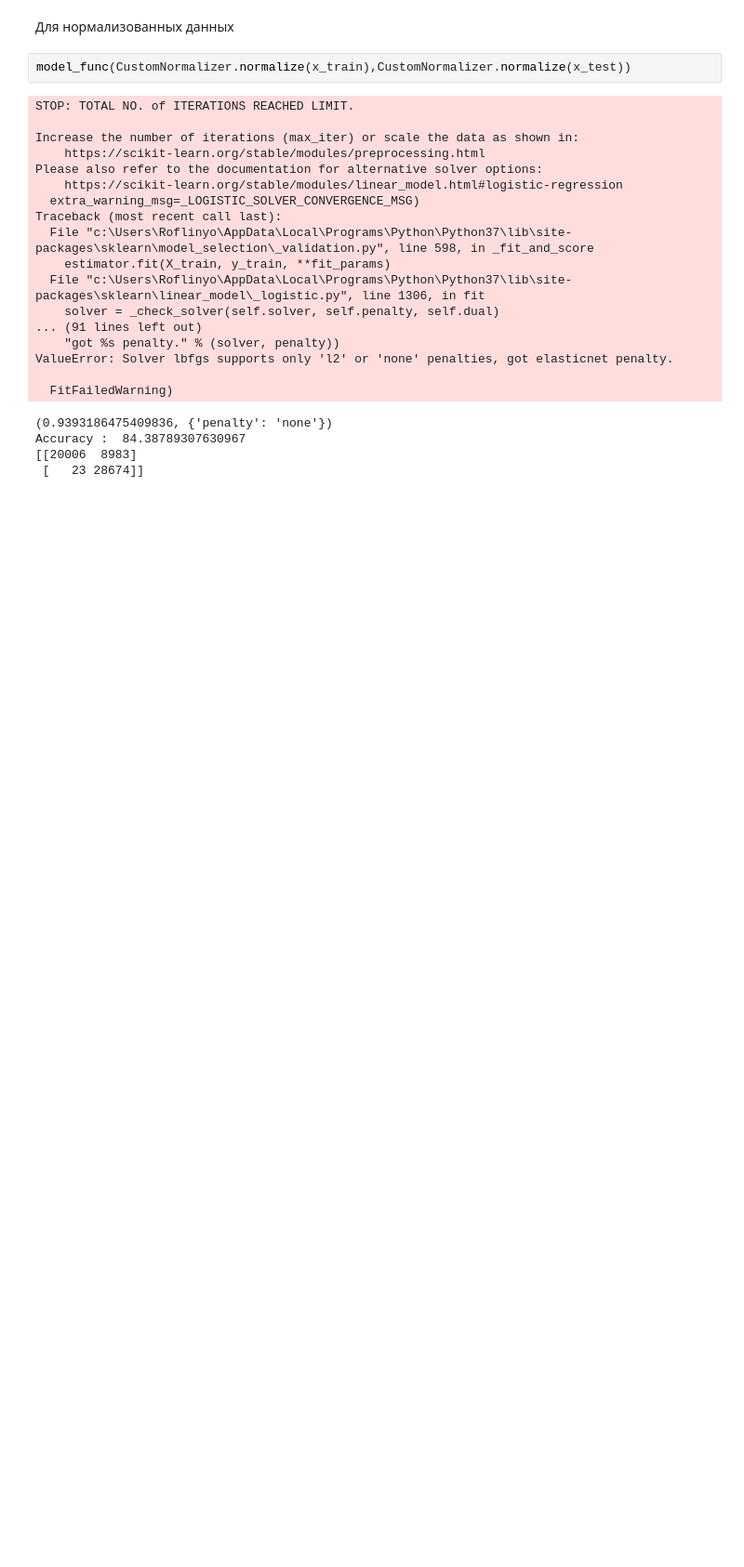
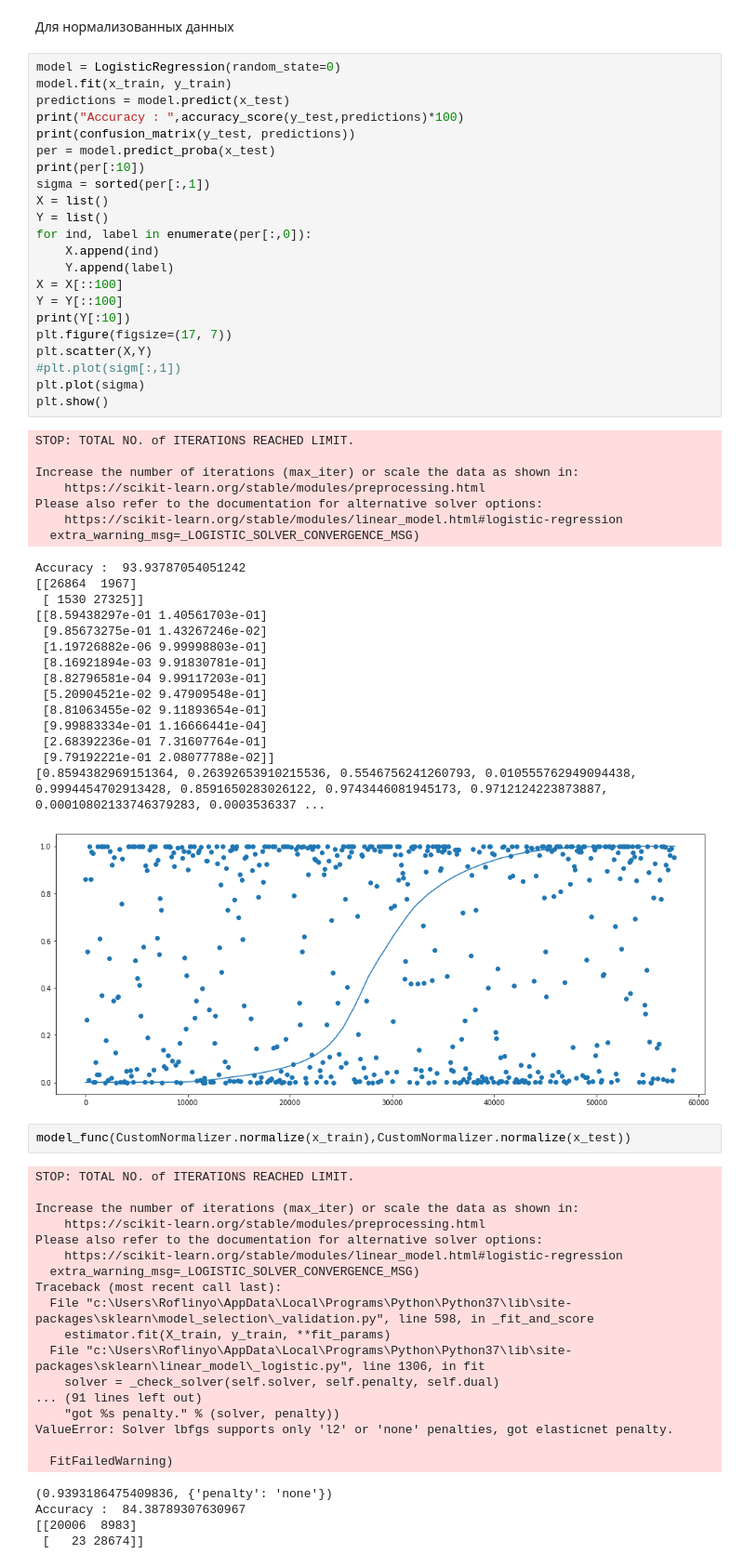
Before and after one commit to roflinyo/KFU-2k2s-Analys-dannie-project, a Jupyter notebook: logistic_regression.ipynb, the cells around one changed output. Shown at 93% size. Drawn from its saved outputs; the diff is of its cells as text; blank space fills up the shorter version.

```diff
--- a/logistic_regression.ipynb
+++ b/logistic_regression.ipynb
@@ -155,5 +108,50 @@ online_order :  5.0495156669800885
 # %% [markdown]
 Для нормализованных данных
+# %%
+model = LogisticRegression(random_state=0)
+model.fit(x_train, y_train)
+predictions = model.predict(x_test)
+print("Accuracy : ",accuracy_score(y_test,predictions)*100)
+print(confusion_matrix(y_test, predictions))
+per = model.predict_proba(x_test)
+print(per[:10])
+sigma = sorted(per[:,1])
+X = list()
+Y = list()
+for ind, label in enumerate(per[:,0]):
+    X.append(ind)
+    Y.append(label)
+X = X[::100]
+Y = Y[::100]
+print(Y[:10])
+plt.figure(figsize=(17, 7))
+plt.scatter(X,Y)
+#plt.plot(sigm[:,1])
+plt.plot(sigma)
+plt.show()
+# %% [output]
+STOP: TOTAL NO. of ITERATIONS REACHED LIMIT.
+
+Increase the number of iterations (max_iter) or scale the data as shown in:
+    https://scikit-learn.org/stable/modules/preprocessing.html
+Please also refer to the documentation for alternative solver options:
+    https://scikit-learn.org/stable/modules/linear_model.html#logistic-regression
+  extra_warning_msg=_LOGISTIC_SOLVER_CONVERGENCE_MSG)
+Accuracy :  93.93787054051242
+[[26864  1967]
+ [ 1530 27325]]
+[[8.59438297e-01 1.40561703e-01]
+ [9.85673275e-01 1.43267246e-02]
+ [1.19726882e-06 9.99998803e-01]
+ [8.16921894e-03 9.91830781e-01]
+ [8.82796581e-04 9.99117203e-01]
+ [5.20904521e-02 9.47909548e-01]
+ [8.81063455e-02 9.11893654e-01]
+ [9.99883334e-01 1.16666441e-04]
+ [2.68392236e-01 7.31607764e-01]
+ [9.79192221e-01 2.08077788e-02]]
+[0.8594382969151364, 0.26392653910215536, 0.5546756241260793, 0.010555762949094438, 0.9994454702913428, 0.8591650283026122, 0.9743446081945173, 0.9712124223873887, 0.00010802133746379283, 0.0003536337 ...
+[figure, added]
 # %%
 model_func(CustomNormalizer.normalize(x_train),CustomNormalizer.normalize(x_test))
 # %% [output]
```
Also changed, not shown: parts of 4 cells of this notebook, 4 other files.
